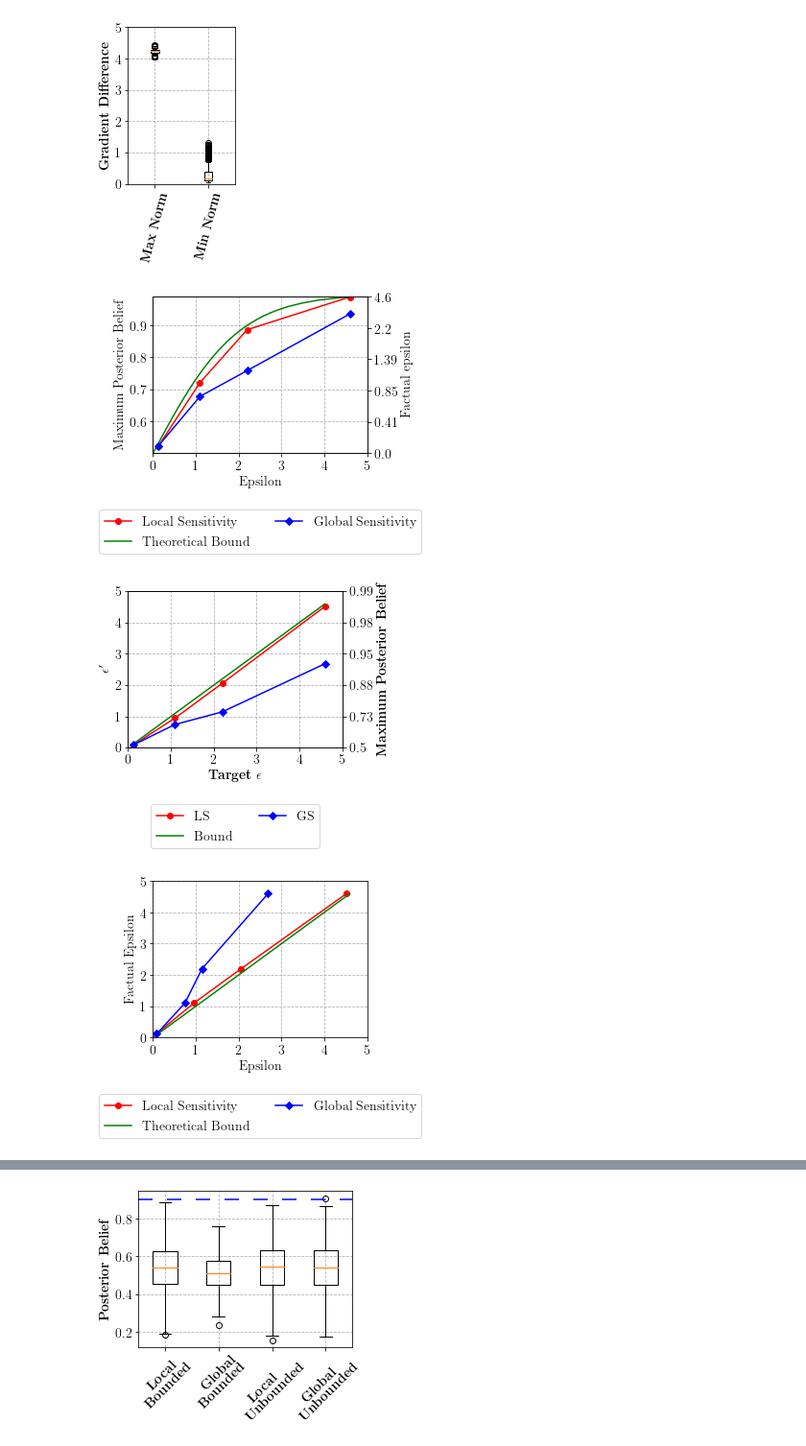
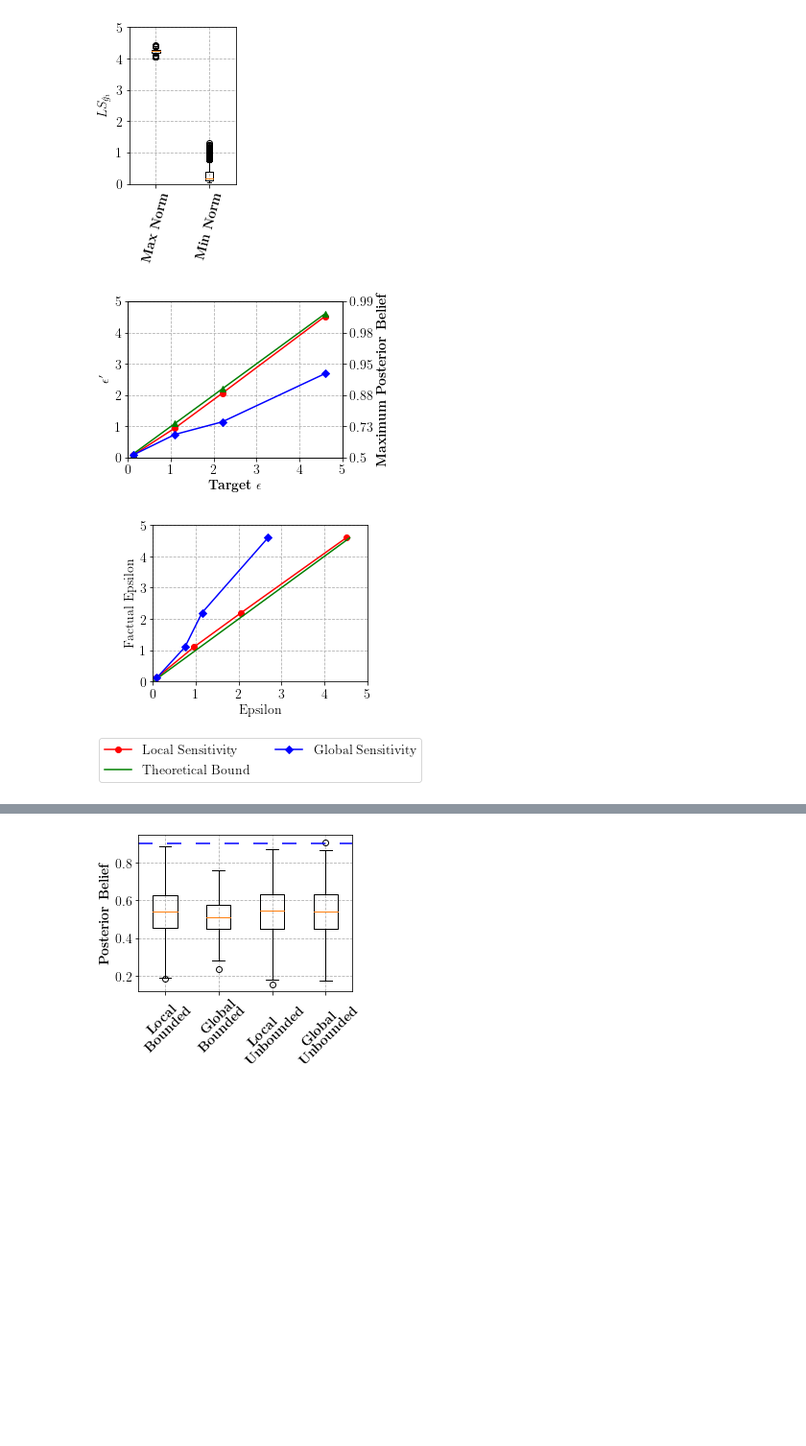
Before and after one commit to SAP-samples/security-research-identifiability-in-dpdl, a Jupyter notebook: notebooks/purchase_eval.ipynb, the cells around one changed output, grey strips where cells are left out. Shown at 96% size. Saved outputs shown, nothing was run; the diff lists cells and outputs as text; code cells hidden in the pictures; blank space fills up the shorter version.

Commit message:
Purchase-100 refactored code and notebooks

```diff
--- a/notebooks/purchase_eval.ipynb
+++ b/notebooks/purchase_eval.ipynb
@@ -196,17 +182,17 @@ bp = ax.boxplot(data_to_plot)
 ax.grid(ls="dashed")
 plt.xticks(rotation=75)
 ax.set_xticklabels([r'\textbf{Max Norm}', r'\textbf{Min Norm}'])
-ax.set_ylabel(r"\textbf{Gradient Difference}")
+ax.set_ylabel(r"$LS_{\hat{g}_i}$")
 plt.savefig("min_max_distance_purchase_sensitivity.pdf", bbox_inches='tight')
 plt.show()
 # %% [output]
-[figure, old version]
+[figure, new version]
 # %%
 #avg_local = np.amax(purchase_dict[f'max_biased_beliefs_purch_{directory}'])
 #avg_global = np.amax(max_biased_beliefs_bounded_global)
 max_beliefs_local = []
 max_beliefs_global = []
-posterior_evaluate = ["local_53", 'global_53', "local_75", "global_75", "local_bounded_90", "global_bounded_90", "local_99", "global_99"]
+posterior_evaluate = ["rho_53_local", 'rho_53_global', "rho_75_local", "rho_75_global", "rho_90_local_bound", "rho_90_global_bound", "rho_99_local", "rho_99_global"]
 
 for directory in posterior_evaluate:
     if f"local" in directory:
@@ -221,42 +207,6 @@ epsilons = [np.log(rho/(1-rho)) for rho in rhos]
 rhos_cont = np.arange(0.5, 1, 0.01)
 epsilons_cont = [np.log(rho/(1-rho)) for rho in rhos_cont]
 
-fig, ax = plt.subplots(1, figsize=(4,3))
-
-ax2 = ax.twinx()
-#ax.callbacks.connect("ylim_changed", convert_ax_c_to_celsius)
-ax.set_ylim(0.50000001,0.99)
-ax.plot(epsilons, np.array(max_beliefs_local), 'ro', color='red', label='Local Sensitivity',marker='o', linestyle='-')
-ax.grid(ls="dashed")
-#ax2.set_yscale('log')
-ax.axis([0, 4, 0.5000001, 0.99])
-ax.plot(epsilons_cont, rhos_cont, 'ro', color='green', label='Theoretical Bound',marker='', linestyle='-')
-ax.plot(epsilons, np.array(max_beliefs_global), 'ro', color='blue', label='Global Sensitivity',marker='D', linestyle='-')
-#ax.axhline(y=3, ls="dashed", color="orange", dashes=(10, 10), label=r'$C$ Unbounded')
-ax.grid(ls="dashed")
-
-
-ax.set(xlabel='Epsilon', ylabel=r'Maximum Posterior Belief')
-#listcomprehension
-ax2.set_yticks(range(0,6))
-ticks_rhos = [np.around(np.log(rho/(1-rho)), 2) for rho in [0.5000001, 0.6,0.7,0.8,0.9,0.99]]
-ax2.set_yticklabels(ticks_rhos)
-#ax2.set_xtickslabels(range(0,4))
-ax.set_xticks(range(0,6))
-ax.set_xticks(range(0,6))
-ax.legend(loc=10, ncol=2, bbox_to_anchor=(0.5, -0.5))
-
-
-
-ax2.set_ylabel('Factual epsilon')
-#ax2.tick_params('y')
-#ax2.get_xaxis().set_major_formatter(matplotlib.ticker.ScalarFormatter())
-#ax2.plot(epsilons, epsilons,'x',markersize=20, label = 'test')
-
-plt.savefig("factual_eps_belief_purch.pdf", bbox_inches='tight')
-#plt.savefig("unbounded_sensitivity.pdf", bbox_inches='tight')
-plt.show()
-
 #---------------------------------------
 
 empirical_eps_local = [np.log(rho/(1-rho)) for rho in max_beliefs_local]
@@ -266,49 +216,48 @@ fig, ax = plt.subplots(1, figsize=(4,3))
 ax.plot(epsilons, empirical_eps_local, 'ro', color='red', label=r'LS',marker='o', linestyle='-')
 ax.grid(ls="dashed")
 ax.axis([0, 4, 0, 5])
-ax.plot(epsilons, epsilons, 'ro', color='green', label='Bound', marker='', linestyle='-')
+ax.plot(epsilons, epsilons, 'ro', color='green', label='Bound', marker='^', linestyle='-')
 ax.plot(epsilons, empirical_eps_global, 'ro', color='blue', label=r'GS',marker='D', linestyle='-')
 #ax.axhline(y=3, ls="dashed", color="orange", dashes=(10, 10), label=r'$C$ Unbounded')
 ax.grid(ls="dashed")
 
 ax.set(xlabel=r"\textbf{Target $\epsilon$}", ylabel=r"$\epsilon'$")
 ax.set_xticks(range(0,6))
-plt.legend(loc=10, ncol=2, bbox_to_anchor=(0.5, -0.5))
+# plt.legend(loc=10, ncol=2, bbox_to_anchor=(0.5, -0.5))
 
 rhos = [np.around(1/(1+np.exp(-1*ep)),2) for ep in [0.01,1,2,3,4,5]]
 ax2 = ax.twinx()
 ax2.set_yticks(range(0,6))
 ticks_rhos = rhos
 ax2.set_yticklabels(ticks_rhos)
 ax2.set_ylabel(r'\textbf{Maximum Posterior Belief}')
 
 plt.savefig("factual_eps_from_belief_purch.pdf", bbox_inches='tight')
 #plt.savefig("unbounded_sensitivity.pdf", bbox_inches='tight')
 plt.show()
 
 #---------------------------------------
 
 
 fig, ax = plt.subplots(1, figsize=(4,3))
 ax.plot(empirical_eps_local, epsilons,  'ro', color='red', label=r'Local Sensitivity',marker='o', linestyle='-')
 ax.grid(ls="dashed")
 ax.axis([0, 4, 0, 5])
 ax.plot(epsilons_cont, epsilons_cont, 'ro', color='green', label='Theoretical Bound', marker='', linestyle='-')
 ax.plot(empirical_eps_global, epsilons,  'ro', color='blue', label=r'Global Sensitivity',marker='D', linestyle='-')
 #ax.axhline(y=3, ls="dashed", color="orange", dashes=(10, 10), label=r'$C$ Unbounded')
 ax.grid(ls="dashed")
 
 ax.set(xlabel='Epsilon', ylabel=r'Factual Epsilon')
 ax.set_xticks(range(0,6))
 plt.legend(loc=10, ncol=2, bbox_to_anchor=(0.5, -0.5))
 
 #plt.savefig("local_sensitivity.pdf", bbox_inches='tight')
 #plt.savefig("unbounded_sensitivity.pdf", bbox_inches='tight')
 plt.show()
 # %% [output]
-[figure, old version]
+[figure, new version]
-[figure, old version]
+[figure, new version]
-[figure, removed]
 # %%
 #avg_local = np.amax(max_biased_beliefs_bounded_local)
 #avg_global = np.amax(max_biased_beliefs_bounded_global)
```
Also changed, not shown: parts of 7 cells of this notebook, 2 other files.
